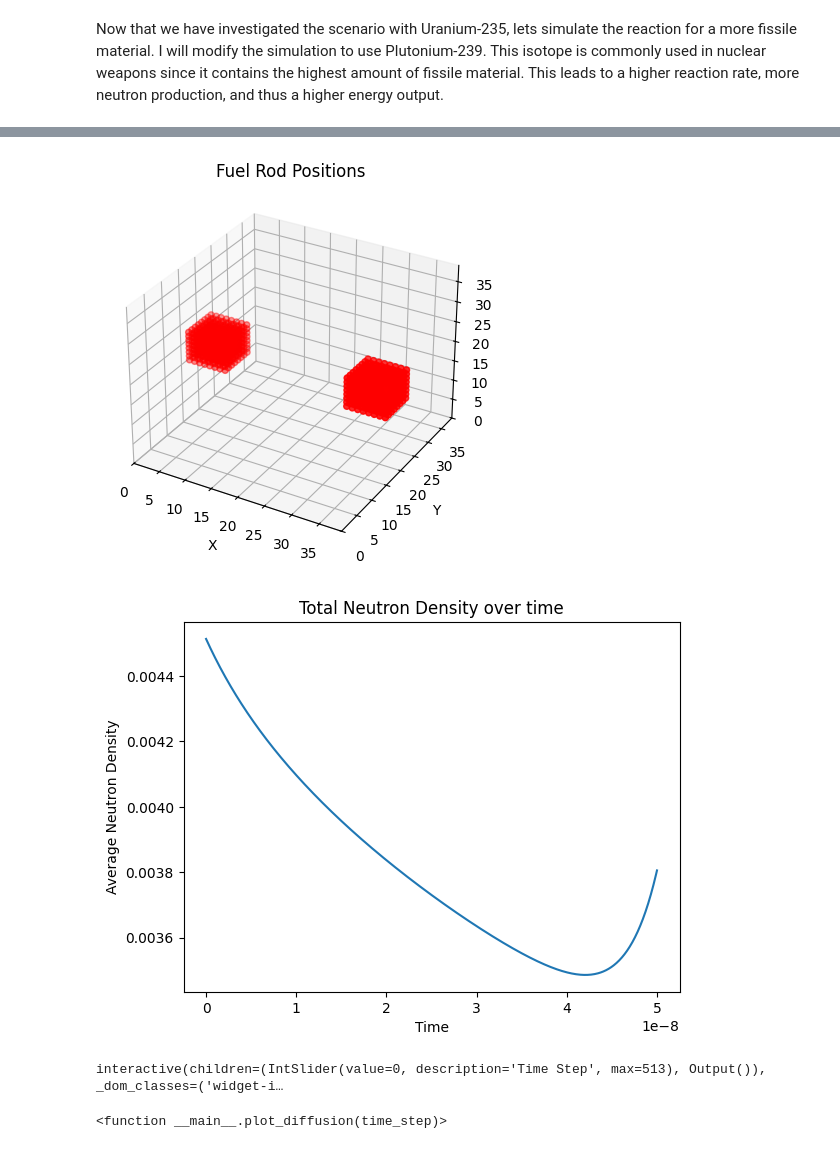
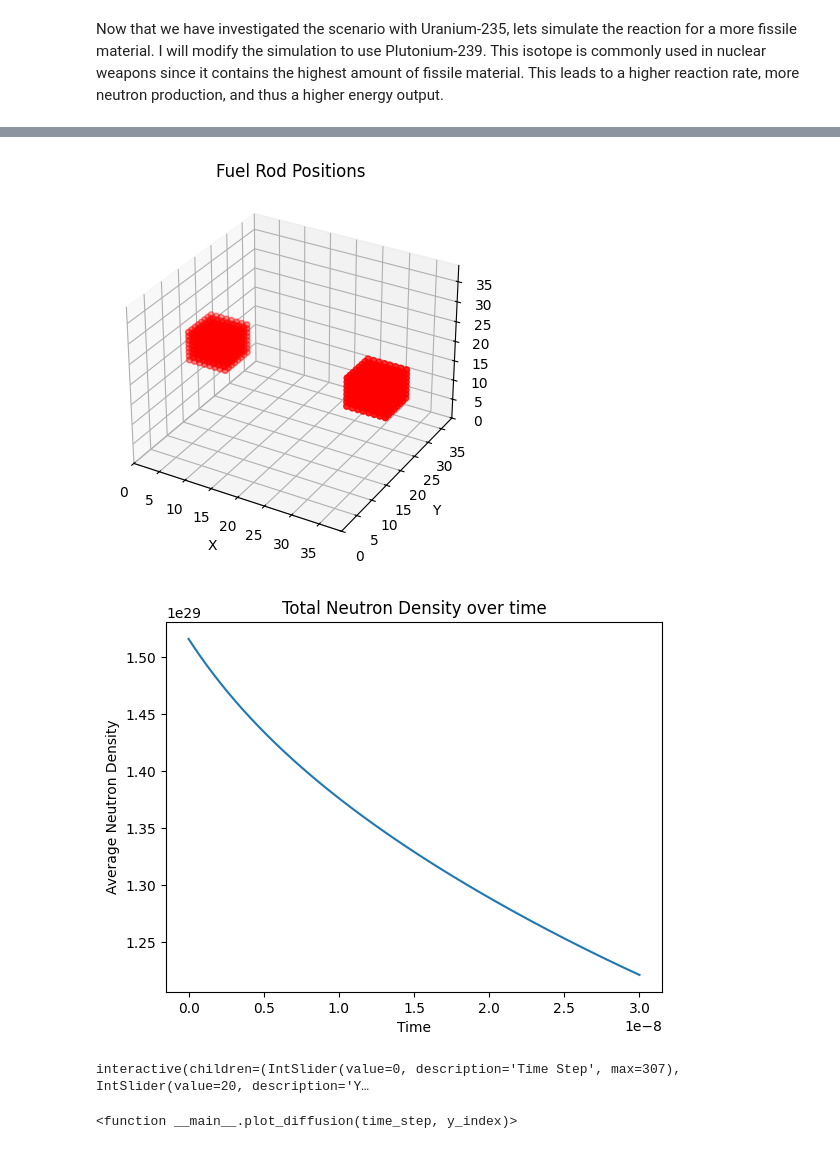
Before and after one commit to epetrimoulx/Neutron-Diffusion, a Jupyter notebook: Stationary/Neutron_Diffusion_Stationary.ipynb, the cells around one changed output, grey strips where cells are left out. Saved outputs shown, nothing was run; the diff lists cells and outputs as text; code cells hidden in the pictures.

```diff
--- a/Stationary/Neutron_Diffusion_Stationary.ipynb
+++ b/Stationary/Neutron_Diffusion_Stationary.ipynb
@@ -363,20 +416,20 @@ def determine_k(k) -> None:
 # %%
-def plot_diffusion(time_step):
+def plot_diffusion(time_step, y_index):
     """Plot a 2D slice of the 3D diffusion result at a specific time step."""
     plt.figure(figsize=(8, 6))
 
     # Create the imshow plot and store the return object
     im = plt.imshow(
-        np.transpose(result[:, BOX_LENGTH // 2, :, time_step]),
+        np.transpose(result[:, y_index, :, time_step]),
         cmap='coolwarm',
         origin='lower',
         vmin=0.0,
-        vmax=300
+        vmax=3e33
     )
 
     # Add contour on top of the image
     plt.contour(
-        np.transpose(result[:, BOX_LENGTH // 2, :, time_step]),
+        np.transpose(result[:, y_index, :, time_step]),
         levels=30,
         linewidths=0.5,
         colors='k',
@@ -910,7 +1130,7 @@ interactive(children=(IntSlider(value=0, description='Time Step', max=448), Outp
 # %%
 # Create Fuel Rod Objects
-fuel_rod_1 = Shape(8, 8, 8, 'Sphere', 235, 'Uranium', 92)
-fuel_rod_2 = Shape(8, 8, 8, 'Triangular Prism', 235, 'Uranium', 92)
+fuel_rod_1 = Shape(8, 8, 8, 'Sphere', 235, 'Uranium', 92, URANIUM_DENSITY)
+fuel_rod_2 = Shape(8, 8, 8, 'Triangular Prism', 235, 'Uranium', 92, URANIUM_DENSITY)
 
 print(f'{fuel_rod_1} \n')
 print(f'{fuel_rod_2} \n')
@@ -922,7 +1142,7 @@ initial_condition_2 = fuel_rod_2.set_initial_conditions()
 # Initialize grid-spacing, timesteps, number of timesteps, total time, and density
 grid_spacing: float = 1 / BOX_LENGTH
 timestep_size: float = (grid_spacing ** 2 / 6 / DIFFUSION_CONST) * 0.25
-t_final: float = 5e-8
+t_final: float = 3e-8
 num_timesteps: int = int(t_final / timestep_size)
 total_density: np.ndarray = np.zeros(num_timesteps)
 time: np.ndarray = np.linspace(0, t_final, num_timesteps)
@@ -972,8 +1192,16 @@ time_slider = IntSlider(
     description='Time Step'
 )
 
+y_slider = IntSlider(
+    value= result.shape[1] // 2,
+    min=0,
+    max= result.shape[1] - 1,
+    step = 1,
+    description='Y-axis'
+)
+
 # Use the interact function to link the slider to the plot function
-interact(plot_diffusion, time_step=time_slider)
+interact(plot_diffusion, time_step=time_slider, y_index=y_slider)
 # %% [output]
 Element: Uranium-235
 Z: 92
@@ -1001,8 +1247,8 @@ DIFFUSION_CONST = 2.6786e+5
 REACTION_RATE = 3.0055E+8
 # %%
 # Create Fuel Rod Objects
-fuel_rod_1 = Shape(8, 8, 8, 'Cube', 239, 'Plutonium', 94)
-fuel_rod_2 = Shape(8, 8, 8, 'Cube', 239, 'Plutonium', 94)
+fuel_rod_1 = Shape(8, 8, 8, 'Cube', 239, 'Plutonium', 94, PLUTONIUM_DENSITY)
+fuel_rod_2 = Shape(8, 8, 8, 'Cube', 239, 'Plutonium', 94, PLUTONIUM_DENSITY)
 
 print(f'{fuel_rod_1} \n')
 print(f'{fuel_rod_2} \n')
@@ -1014,7 +1260,7 @@ initial_condition_2 = fuel_rod_2.set_initial_conditions()
 # Initialize grid-spacing, timesteps, number of timesteps, total time, and density
 grid_spacing: float = 1 / BOX_LENGTH
 timestep_size: float = (grid_spacing ** 2 / 6 / DIFFUSION_CONST) * 0.25
-t_final: float = 5e-8
+t_final: float = 3e-8
 num_timesteps: int = int(t_final / timestep_size)
 total_density: np.ndarray = np.zeros(num_timesteps)
 time: np.ndarray = np.linspace(0, t_final, num_timesteps)
@@ -1064,8 +1310,16 @@ time_slider = IntSlider(
     description='Time Step'
 )
 
+y_slider = IntSlider(
+    value= result.shape[1] // 2,
+    min=0,
+    max= result.shape[1] - 1,
+    step = 1,
+    description='Y-axis'
+)
+
 # Use the interact function to link the slider to the plot function
-interact(plot_diffusion, time_step=time_slider)
+interact(plot_diffusion, time_step=time_slider, y_index=y_slider)
 # %% [output]
 Element: Plutonium-239
 Z: 94
@@ -1083,4 +1341,4 @@ Height: 8
 [figure]
-[figure, old version]
+[figure, new version]
-interactive(children=(IntSlider(value=0, description='Time Step', max=513), Output()), _dom_classes=('widget-i…
+interactive(children=(IntSlider(value=0, description='Time Step', max=307), IntSlider(value=20, description='Y…
-<function __main__.plot_diffusion(time_step)>
+<function __main__.plot_diffusion(time_step, y_index)>
```
Also changed, not shown: parts of 27 cells of this notebook.
